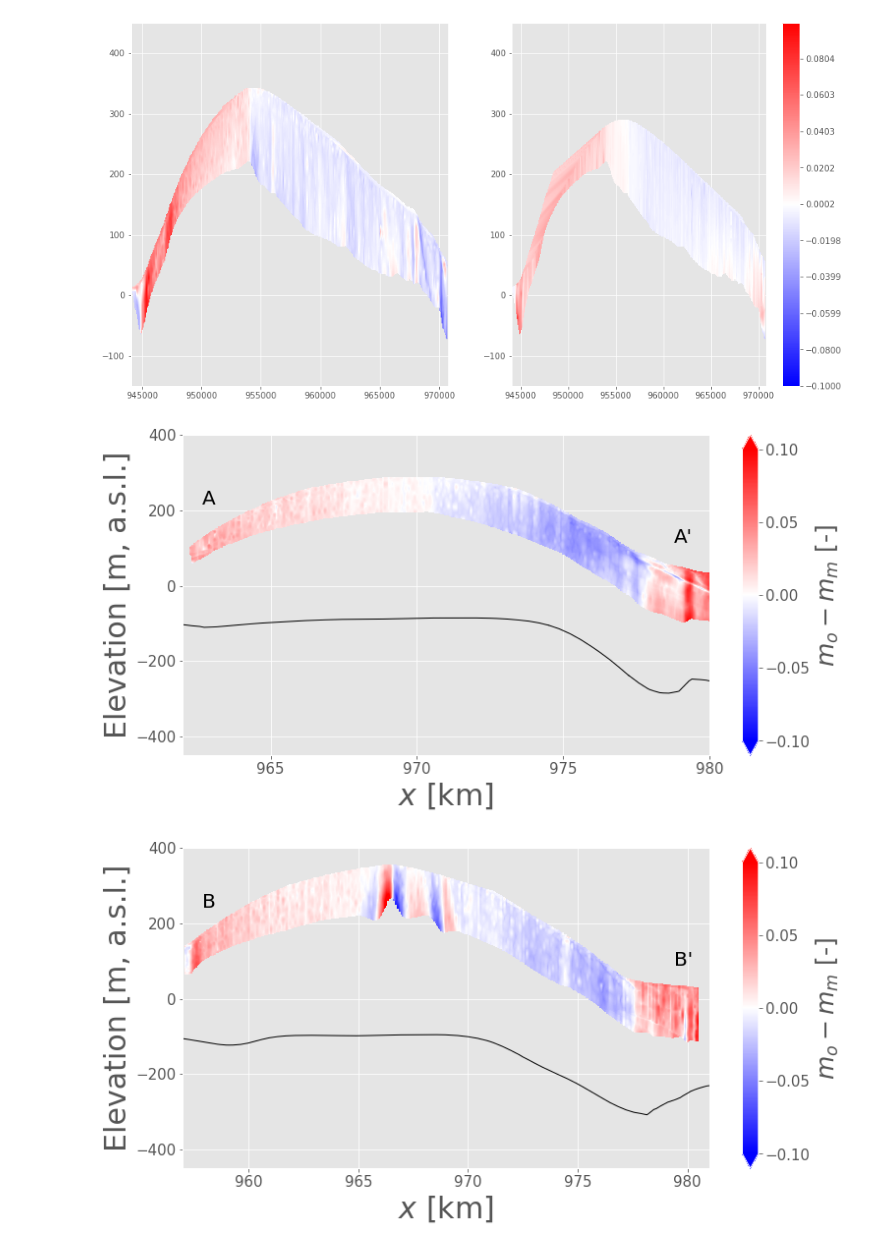
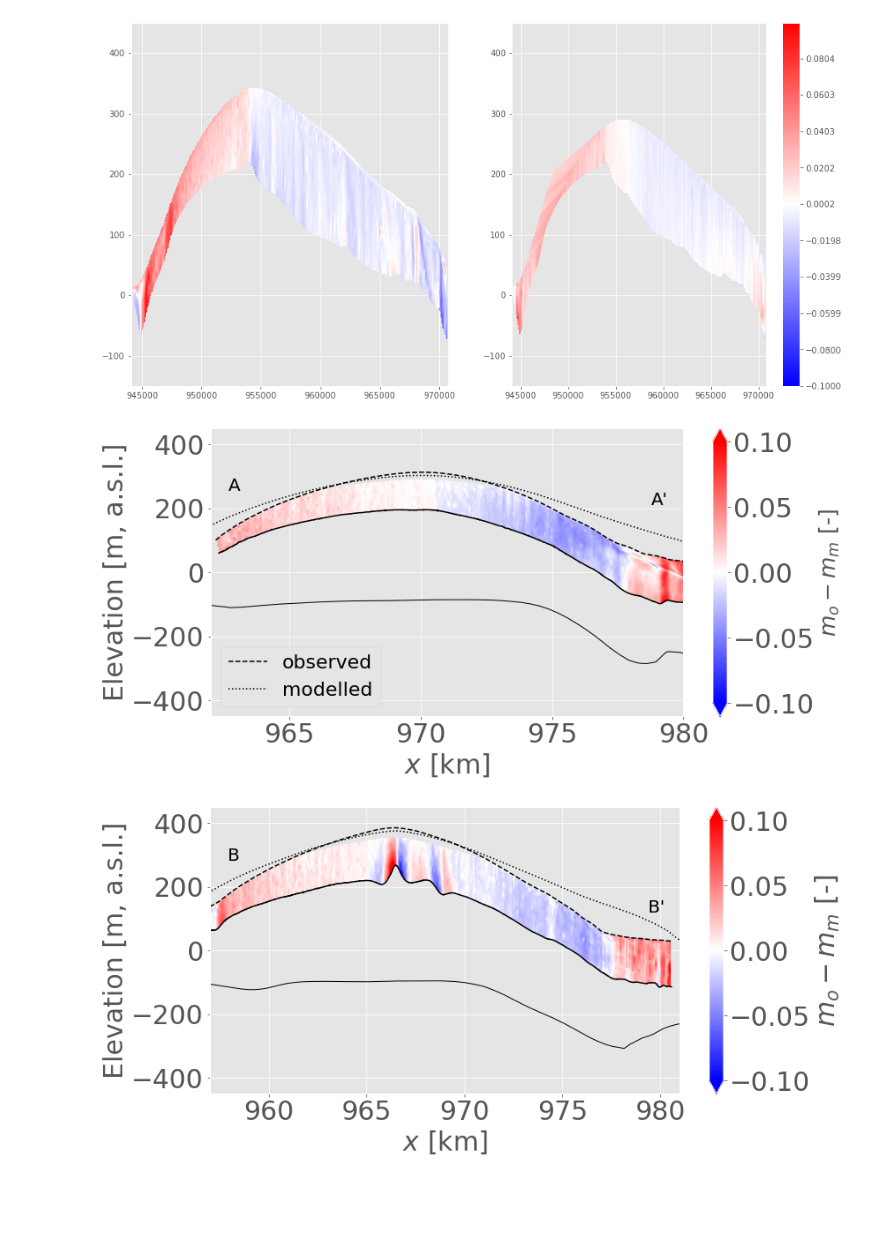
Before and after one commit to henryclara/DerwaelAccompanyingCode, a Jupyter notebook: CalculateIsochroneSlopeDifferences.ipynb, the cells around one changed output. Saved outputs shown, nothing was run; the diff lists cells and outputs as text; code cells hidden in the pictures; blank space fills up the shorter version.

```diff
--- a/CalculateIsochroneSlopeDifferences.ipynb
+++ b/CalculateIsochroneSlopeDifferences.ipynb
@@ -98,6 +97,14 @@ modelleddata['data5']
 | 7598 | 850 | 974990.0 | 1957000.0 | 16.4780 | -0.059158 |
 | 7599 | 300 | 974990.0 | 1957000.0 | 57.5130 | -0.075275 |
 7600 rows × 5 columns
+# %%
+# Read in the modelled surfaces
+
+ModSurf = {}
+
+for i in range(1,8):
+    ModSurf['data' + str(i)] = pd.read_csv('../Data/AdjustedRadarStatigraphy/BasalFriction2e7Age400Time7500StrainRate/Surface' + str(i) + '.csv', sep=",")
+    ModSurf['data' + str(i)] = ModSurf['data' + str(i)].sort_values(by='Points:0')
 # %%
 # Make a polygon for each cross-section using the observational data and the ranges
 # given above
@@ -105,6 +112,10 @@ modelleddata['data5']
 # Need to make two lists: one with the x-values and one with the y-values.
 
 polys = {}
+LowerSurf_x = {}
+LowerSurf_z = {}
+UpperSurf_x = {}
+UpperSurf_z = {}
 
 for i in range(1,8):
     Lowest  = radardata['data' + str(i)]['StratElev12'][(radardata['data' + str(i)]['psX'] > CSranges['CS' + str(i) + '_xmin']) \
@@ -119,6 +130,14 @@ for i in range(1,8):
     CS1x = radardata['data' + str(i)]['psX'][(radardata['data' + str(i)]['psX'] > CSranges['CS' + str(i) + '_xmin']) \
                                        & (radardata['data' + str(i)]['psX'] < CSranges['CS' + str(i) + '_xmax'])].tolist() \
                                        + Lowestx[::-1]
+    LowerSurf_x['data' + str(i)] = Lowestx[::-1]
+    LowerSurf_x['data' + str(i)] = [x / 1000 for x in LowerSurf_x['data' + str(i)]]
+    LowerSurf_z['data' + str(i)] = Lowest[::-1]
+    UpperSurf_x['data' + str(i)] = radardata['data' + str(i)]['psX'][(radardata['data' + str(i)]['psX'] > CSranges['CS' + str(i) + '_xmin']) \
+                                       & (radardata['data' + str(i)]['psX'] < CSranges['CS' + str(i) + '_xmax'])].tolist()
+    UpperSurf_x['data' + str(i)] = [x / 1000 for x in UpperSurf_x['data' + str(i)]]
+    UpperSurf_z['data' + str(i)] = radardata['data' + str(i)]['Surface'][(radardata['data' + str(i)]['psX'] > CSranges['CS' + str(i) + '_xmin']) \
+                                       & (radardata['data' + str(i)]['psX'] < CSranges['CS' + str(i) + '_xmax'])].tolist()
     polys['poly' + str(i)] = Polygon(zip(CS1x, CS1z))
 # %%
 # Make a list of all observed slopes with corresponding x-values
@@ -263,29 +281,33 @@ for i in range(1,8):
 # %%
 
 cross_section = 1
 
 LSdata = pd.read_csv('../Simulations/DerwaelSimulations/Contours/' + str('n3E0.5dsdt50') + '/LS' + str(cross_section) + '.csv', sep=",")
 LSdata = LSdata.sort_values(by='Points:0')
 
 fig, ax = plt.subplots(1, 1, figsize=(12, 6))
 CS = ax.contourf(Gridx['grid_x' + str(cross_section)]/1000, Gridz['grid_z' + str(cross_section)], SlopesSubtraction['Slope' + str(cross_section)], extend='both', levels=np.linspace(-0.1,0.1,500), cmap='bwr')
 ax.plot(LSdata['Points:0']/1000, LSdata['Points:2'], linewidth=1, color='black')
+ax.plot(LowerSurf_x['data' + str(cross_section)], LowerSurf_z['data' + str(cross_section)], color='black')
+ax.plot(UpperSurf_x['data' + str(cross_section)], UpperSurf_z['data' + str(cross_section)], color='black', linestyle = 'dashed', label='observed')
+ax.plot(ModSurf['data' + str(cross_section)]['Points:0']/1000, ModSurf['data' + str(cross_section)]['Points:2'], linestyle = 'dotted', color='black', label='modelled')
 
 ax.set_xlabel('$x$ [km]', fontsize = 30)
 ax.set_ylabel('Elevation [m, a.s.l.]', fontsize = 30)
 ax.set_xticks(np.arange(965, 985, 5.0))
 ax.set_yticks(np.arange(-400, 600, 200))
-ax.tick_params(axis='both', which='major', labelsize=15)
+ax.tick_params(axis='both', which='major', labelsize=30)
 plt.xlim(962, 980)
-plt.ylim(-450, 400)
+plt.ylim(-450, 450)
 cbar = fig.colorbar(CS, ticks=[-0.1, -0.05, 0, 0.05, 0.1])
 cbar.set_label('$m_o - m_m$ [-]', rotation=90, size=25)
-cbar.ax.tick_params(labelsize=15)
+cbar.ax.tick_params(labelsize=30)
 ax.text(0.05, 0.8, "A", size=20, horizontalalignment='center', verticalalignment='center', transform=ax.transAxes)
-ax.text(0.95, 0.68, "A'", size=20, horizontalalignment='center', verticalalignment='center', transform=ax.transAxes)
+ax.text(0.95, 0.75, "A'", size=20, horizontalalignment='center', verticalalignment='center', transform=ax.transAxes)
+ax.legend(fontsize = 22, loc="lower left")
 fig.savefig('../Figures/SlopeDiff_' + str(cross_section) + '.jpg', format='jpg', dpi=700, bbox_inches = "tight")
 # %% [output]
-[figure, old version]
+[figure, new version]
 # %%
 
 cross_section = 2
@@ -296,22 +318,25 @@ LSdata = LSdata.sort_values(by='Points:0')
 fig, ax = plt.subplots(1, 1, figsize=(12, 6))
 CS = ax.contourf(Gridx['grid_x' + str(cross_section)]/1000, Gridz['grid_z' + str(cross_section)], SlopesSubtraction['Slope' + str(cross_section)], extend='both', levels=np.linspace(-0.1,0.1,500), cmap='bwr')
 ax.plot(LSdata['Points:0']/1000, LSdata['Points:2'], linewidth=1, color='black')
+ax.plot(LowerSurf_x['data' + str(cross_section)], LowerSurf_z['data' + str(cross_section)], color='black')
+ax.plot(UpperSurf_x['data' + str(cross_section)], UpperSurf_z['data' + str(cross_section)], color='black', linestyle = 'dashed')
+ax.plot(ModSurf['data' + str(cross_section)]['Points:0']/1000, ModSurf['data' + str(cross_section)]['Points:2'], linestyle = 'dotted', color='black')
 
 ax.set_xlabel('$x$ [km]', fontsize = 30)
 ax.set_ylabel('Elevation [m, a.s.l.]', fontsize = 30)
 ax.set_xticks(np.arange(960, 985, 5.0))
 ax.set_yticks(np.arange(-400, 600, 200))
-ax.tick_params(axis='both', which='major', labelsize=15)
+ax.tick_params(axis='both', which='major', labelsize=30)
 plt.xlim(957, 981)
-plt.ylim(-450, 400)
+plt.ylim(-450, 450)
 cbar = fig.colorbar(CS, ticks=[-0.1, -0.05, 0, 0.05, 0.1])
-cbar.set_label('$m_o - m_m$ [-]', rotation=90, size=25)
-cbar.ax.tick_params(labelsize=15)
+cbar.set_label('$m_o - m_m$ [-]', rotation=90, size=30)
+cbar.ax.tick_params(labelsize=30)
 ax.text(0.05, 0.83, "B", size=20, horizontalalignment='center', verticalalignment='center', transform=ax.transAxes)
 ax.text(0.95, 0.65, "B'", size=20, horizontalalignment='center', verticalalignment='center', transform=ax.transAxes)
 fig.savefig('../Figures/SlopeDiff_' + str(cross_section) + '.jpg', format='jpg', dpi=700, bbox_inches = "tight")
 # %% [output]
-[figure, old version]
+[figure, new version]
 # %%
 
 cross_section = 3
```
Also changed, not shown: parts of 7 cells of this notebook, 6 other files.
